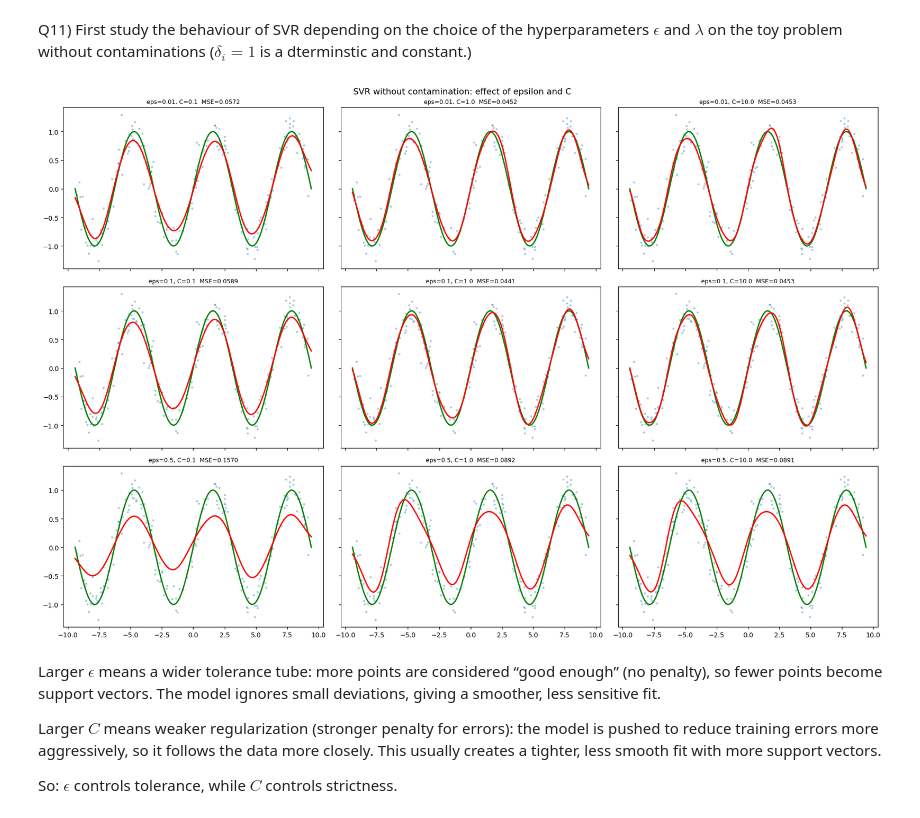
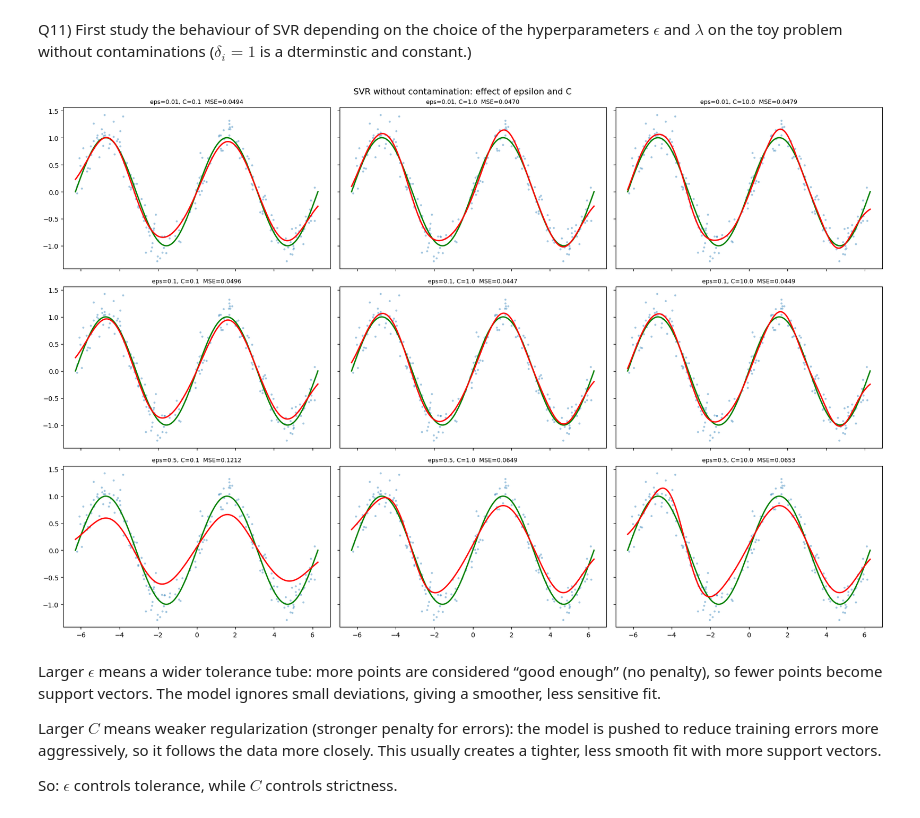
Before and after one commit to Mehdihjelk/Labs_ML_DL, a Jupyter notebook: tp-kpca-svr.ipynb, the cells around one changed output. Cells and saved outputs as stored; diff of their text form; code cells hidden in the pictures.

```diff
--- a/tp-kpca-svr.ipynb
+++ b/tp-kpca-svr.ipynb
@@ -666,9 +666,9 @@ $$\hat{\alpha} = (K + n\lambda I)^{-1} y$$
 Q8) Evaluate the performance of KRR on a test set for different contaminated training sets.
 # %%
 def f_s(x):
-    return np.sin(x)
+    return np.sin( x)
 
-def generate_contaminated_data(n, p, sigma, b, x_range=(-3*np.pi, 3*np.pi), random_state=42):
+def generate_contaminated_data(n, p, sigma, b, x_range=(-2*np.pi, 2*np.pi), random_state=42):
     rng = np.random.RandomState(random_state)
     x = rng.uniform(*x_range, n)
     epsilon = rng.normal(0, sigma, n)
@@ -695,7 +695,7 @@ contamination_levels = [1.0, 0.9, 0.7, 0.5]
 X_test_reg, y_test_reg = generate_contaminated_data(
     n_test, p=1.0, sigma=sigma_noise, b=b_outlier, random_state=99)
 
-x_plot = np.linspace(-3*np.pi, 3*np.pi, 300).reshape(-1, 1)
+x_plot = np.linspace(-2*np.pi, 2*np.pi, 300).reshape(-1, 1)
 fig, axes = plt.subplots(1, 4, figsize=(20, 4), sharey=True)
 
 for ax, p in zip(axes, contamination_levels):
@@ -753,32 +753,32 @@ Q11) First study the behaviour of SVR depending on the choice of the hyperparame
 # %%
 from sklearn.svm import SVR
 
 # Clean data (no outliers)
 X_tr_c, y_tr_c = generate_contaminated_data(200, p=1.0, sigma=0.2, b=0.0, random_state=42)
 X_te_c, y_te_c = generate_contaminated_data(500, p=1.0, sigma=0.2, b=0.0, random_state=99)
-x_plot = np.linspace(-3*np.pi, 3*np.pi, 300).reshape(-1, 1)
+x_plot = np.linspace(-2*np.pi, 2*np.pi, 300).reshape(-1, 1)
 
 epsilons = [0.01, 0.1, 0.5]
 Cs       = [0.1, 1.0, 10.0]
 
 fig, axes = plt.subplots(len(epsilons), len(Cs), figsize=(18, 12), sharey=True, sharex=True)
 
 for i, eps in enumerate(epsilons):
     for j, C in enumerate(Cs):
         svr = SVR(kernel='rbf', gamma=1/(2*1.0**2), C=C, epsilon=eps)
         svr.fit(X_tr_c, y_tr_c)
         mse = np.mean((svr.predict(X_te_c) - y_te_c) ** 2)
         ax = axes[i][j]
         ax.scatter(X_tr_c, y_tr_c, s=5, alpha=0.3)
         ax.plot(x_plot, f_s(x_plot), 'g-', lw=2)
         ax.plot(x_plot, svr.predict(x_plot), 'r-', lw=2)
         ax.set_title(f'eps={eps}, C={C}  MSE={mse:.4f}', fontsize=9)
 
 plt.suptitle('SVR without contamination: effect of epsilon and C', fontsize=13)
 plt.tight_layout()
 plt.show()
 # %% [output]
-[figure, old version]
+[figure, new version]
 # %% [markdown]
 Larger $\epsilon$ means a wider tolerance tube: more points are considered “good enough” (no penalty), so fewer points become support vectors. The model ignores small deviations, giving a smoother, less sensitive fit.
 
```
Also changed, not shown: parts of 3 cells of this notebook.
